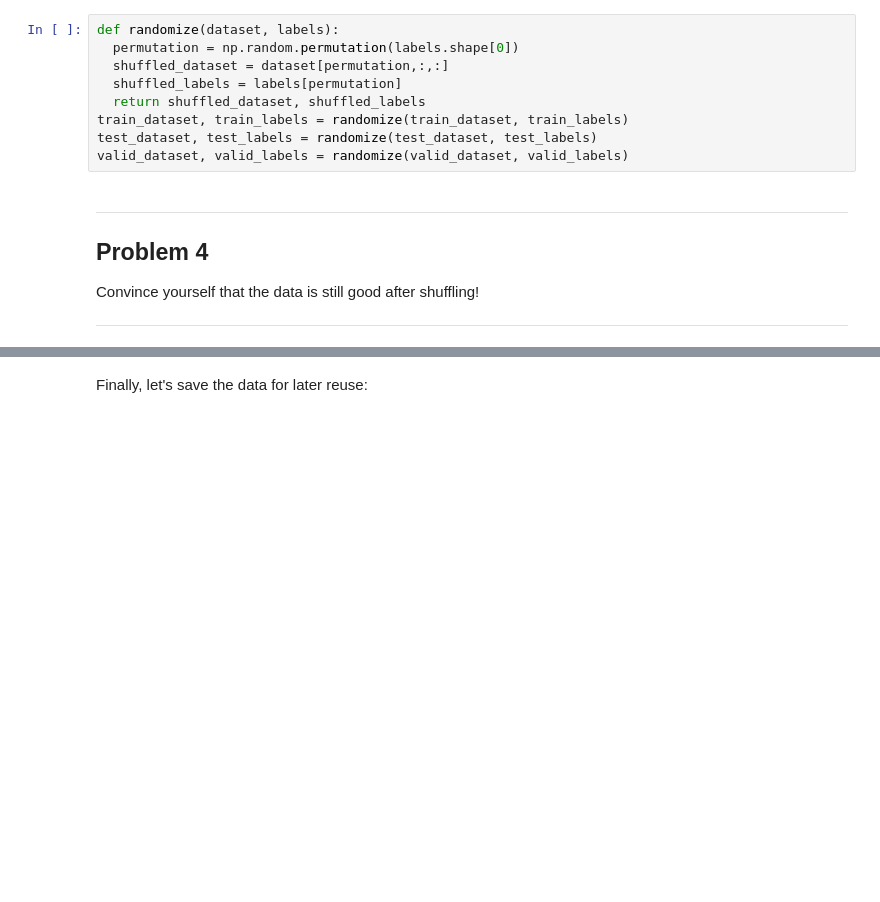
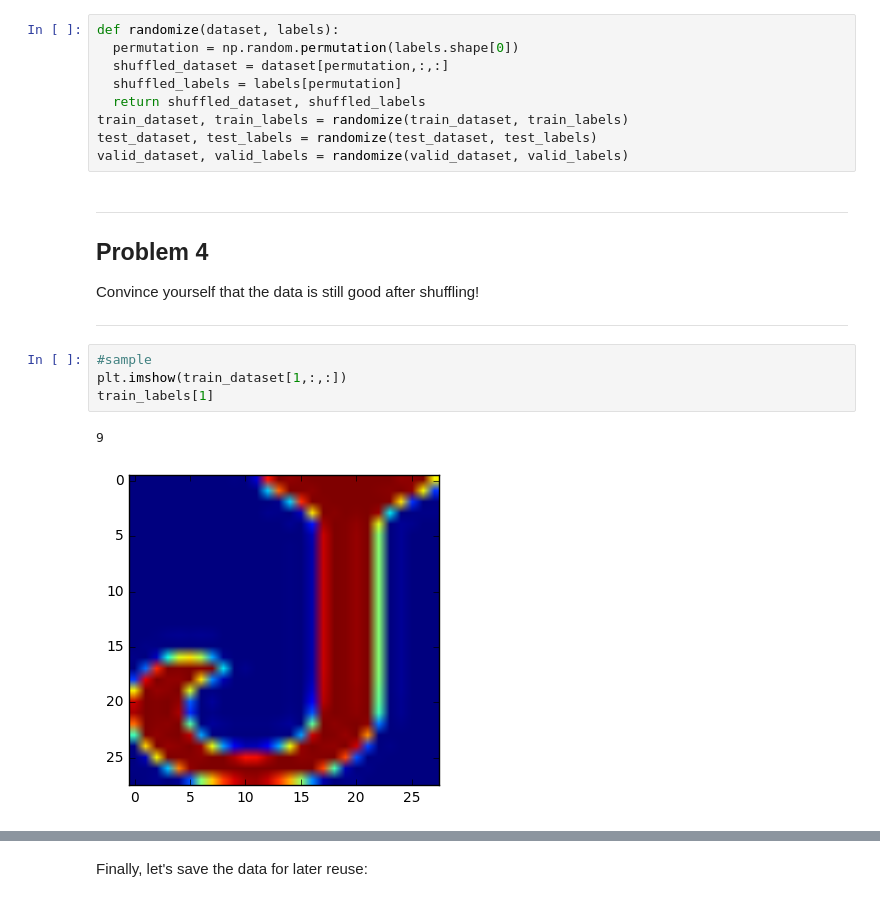
Before and after one commit to ShraddhaSurana/DeepLearning-Udacity, a Jupyter notebook: 1_notmnist.ipynb, the cells around one changed output, grey strips where cells are left out. Saved outputs shown, nothing was run; the diff lists cells and outputs as text; blank space fills up the shorter version.

Commit message:
Ass1 - Random plotting data after shuffling

```diff
--- a/1_notmnist.ipynb
+++ b/1_notmnist.ipynb
@@ -401,3 +427,10 @@ Problem 4
 Convince yourself that the data is still good after shuffling!
 
 ---
+# %%
+#sample
+plt.imshow(train_dataset[1,:,:])
+train_labels[1]
+# %% [output]
+9
+[figure, added]
```
Also changed, not shown: parts of 5 cells of this notebook.
